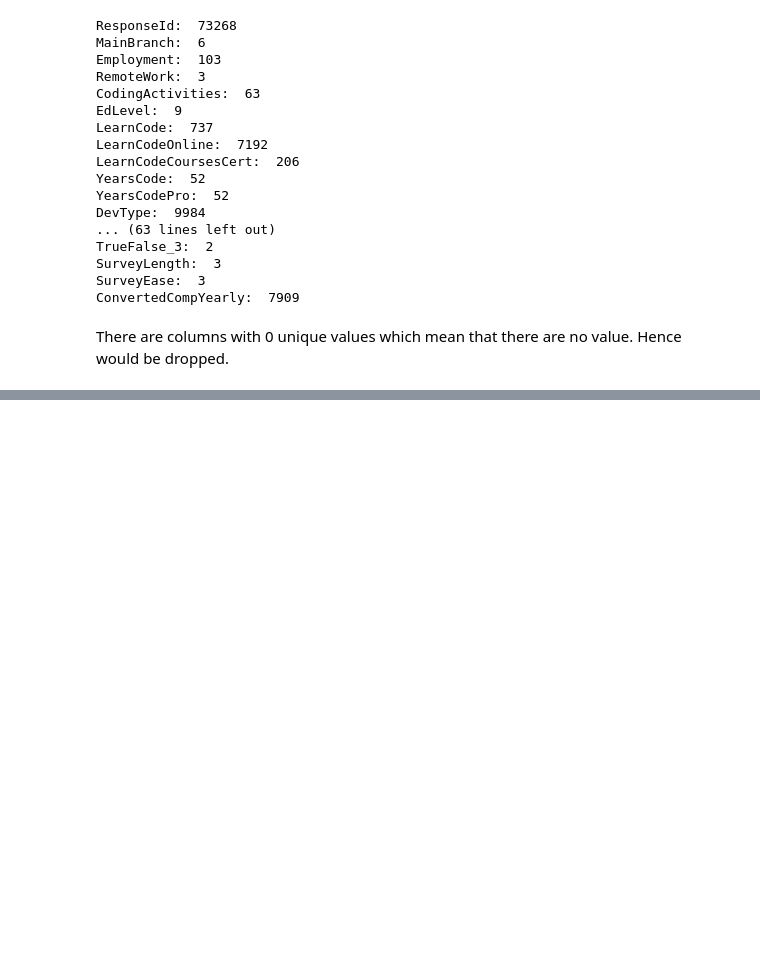
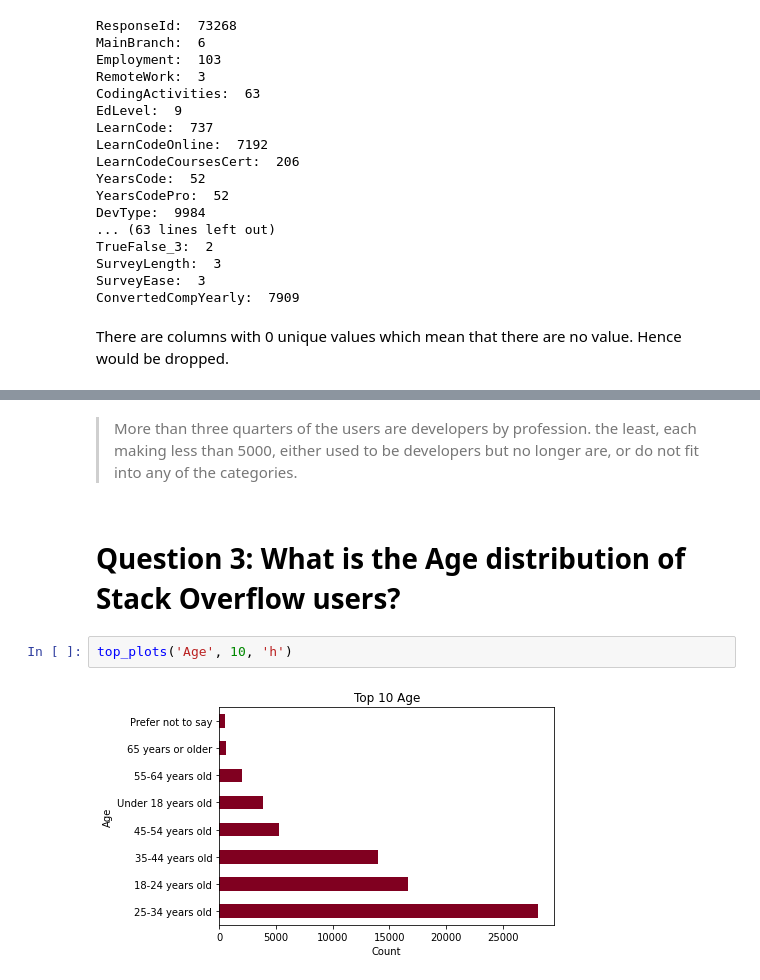
Before and after one commit to VanduFido/Data-Scientist-Blog-Post, a Jupyter notebook: Untitled1.ipynb, the cells around one changed output, grey strips where cells are left out. Drawn from its saved outputs; the diff is of its cells as text; blank space fills up the shorter version.

```diff
--- a/Untitled1.ipynb
+++ b/Untitled1.ipynb
@@ -106,0 +219,8 @@ There are columns with 0 unique values which mean that there are no value. Hence
+# %% [markdown]
+> More than three quarters of the users are developers by profession. the least, each making less than 5000, either used to be developers but no longer are, or do not fit into any of the categories.
+# %% [markdown]
+# Question 3: What is the Age distribution of Stack Overflow users?
+# %%
+top_plots('Age', 10, 'h')
+# %% [output]
+[figure, added]
```
Also changed, not shown: parts of 28 cells of this notebook.
